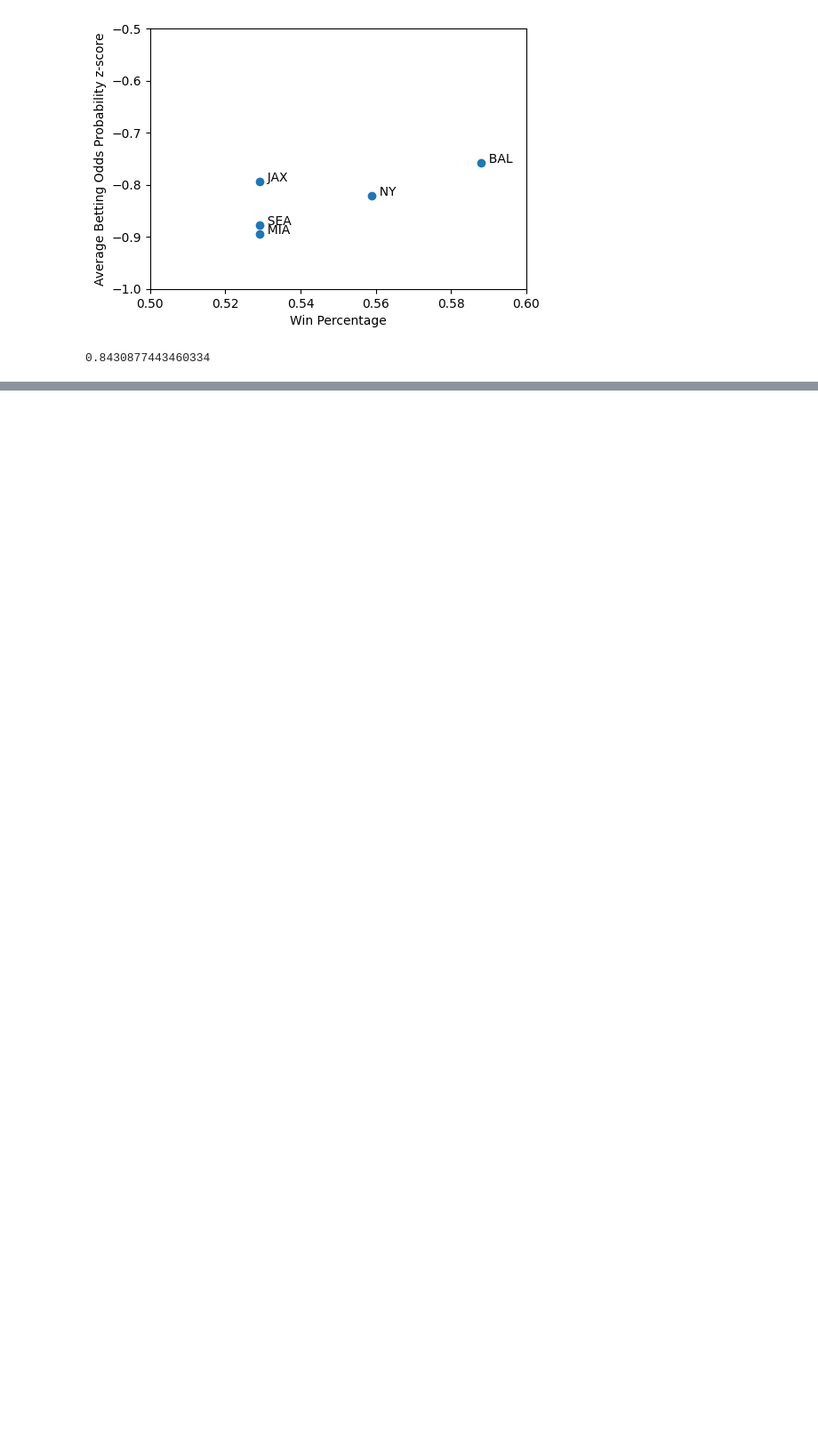
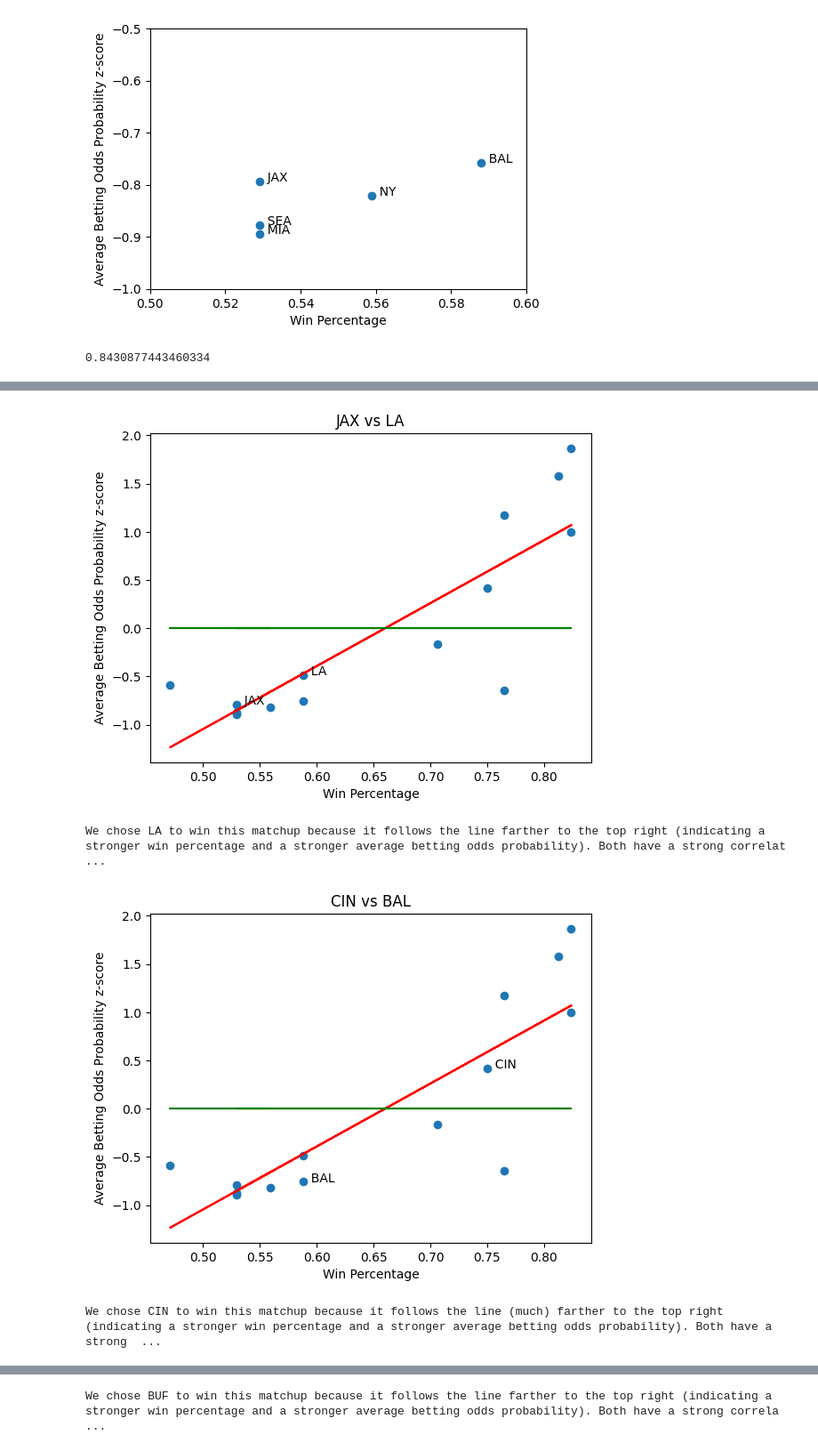
Before and after one commit to pevans927/superbowl, a Jupyter notebook: predictions.ipynb, the cells around one changed output, grey strips where cells are left out. Shown at 89% size. Cells and saved outputs as stored; diff of their text form; code cells hidden in the pictures; blank space fills up the shorter version.

Commit message:
added annotations to each wildcard matchup decision

```diff
--- a/predictions.ipynb
+++ b/predictions.ipynb
@@ -162,0 +129,46 @@ for matchup in wildcard_matchups:
+# %%
+# generating visual data for the wildcard matchups
+
+wildcard_matchups = [
+    ['JAX', 'LA'],
+    ['CIN', 'BAL'],
+    ['BUF', 'MIA'],
+    ['TB', 'DAL'],
+    ['MIN', 'NY'],
+    ['SF', 'SEA'],
+]
+
+wildcard_matchups_descriptions = {
+    'JAX LA' : 'We chose LA to win this matchup because it follows the line farther to the top right (indicating a stronger win percentage and a stronger average betting odds probability). Both have a strong correlation (following close to the line) between the two variables and so we believe there are no other factors to consider, so we chose LA to win this matchup.',
+    'CIN BAL' : 'We chose CIN to win this matchup because it follows the line (much) farther to the top right (indicating a stronger win percentage and a stronger average betting odds probability). Both have a strong correlation (following close to the line) between the two variables and so we believe there are no other factors to consider, so we chose CIN to win this matchup.',
+    'BUF MIA' : 'We chose BUF to win this matchup because it follows the line farther to the top right (indicating a stronger win percentage and a stronger average betting odds probability). Both have a strong correlation (following close to the line) between the two variables and so we believe there are no other factors to consider, so we chose BUF to win this matchup. Also, BUF has a higher average betting odds probability further suggeting an easy win.',
+    'TB DAL' : 'We chose DAL to win this matchup. Although TB is well above the line, indicating that it has a high chance of upset based on factors not represented by their winning percentage, it is not as far above the line as DAL which also has a stronger win percentage. This suggests that DAL has a higher chance of winning this matchup, although an upset could be completely in the realm of possibility.',
+    'MIN NY' : 'We chose MIN to win this matchup. Although NY is much closer to line then MIN, suggesting that it\'s stats are a stronger indicator of success, MIN has a significantly higher win percentage and a slightly higher average betting odds probability. This suggests that MIN has a higher chance of winning this matchup, although an upset could be completely in the realm of possibility.',
+    'SF SEA' : 'We chose SF to win this matchup because it follows the line farther to the top right (indicating a stronger win percentage and a stronger average betting odds probability). Both have a strong correlation (following close to the line) between the two variables and so we believe there are no other factors to consider, so we chose SF to win this matchup.',
+}
+
+for matchup in wildcard_matchups:
+    plt.plot(df['Win Percentage'], df['Average Betting Odds Probability z-score'], 'o')
+    # plot only the teams in the matchup
+    for ind in df.index:
+        if df.at[ind, 'Team'] in matchup:
+            plt.text(df.at[ind, 'Win Percentage'], df.at[ind, 'Average Betting Odds Probability z-score'], "  \n  " + str(df.at[ind, 'Team']))
+    plt.title(matchup[0] + ' vs ' + matchup[1])
+    plt.xlabel('Win Percentage')
+    plt.ylabel('Average Betting Odds Probability z-score')
+
+    # line of best fit
+    a, b = np.polyfit(df['Win Percentage'], df['Average Betting Odds Probability z-score'], 1)
+    plt.plot(df['Win Percentage'], a*df['Win Percentage'] + b, 'r')
+
+    # y = 0 line (the z-score of 0 = mean)
+    plt.plot(df['Win Percentage'], [0]*len(df['Win Percentage']), 'g')
+
+    plt.show()
+
+    print(wildcard_matchups_descriptions[matchup[0] + ' ' + matchup[1]])
+# %% [output]
+[figure, added]
+We chose LA to win this matchup because it follows the line farther to the top right (indicating a stronger win percentage and a stronger average betting odds probability). Both have a strong correlat ...
+[figure, added]
+We chose CIN to win this matchup because it follows the line (much) farther to the top right (indicating a stronger win percentage and a stronger average betting odds probability). Both have a strong  ...
@@ -162,0 +176 @@ for matchup in wildcard_matchups:
+We chose BUF to win this matchup because it follows the line farther to the top right (indicating a stronger win percentage and a stronger average betting odds probability). Both have a strong correla ...
```
Also changed, not shown: parts of 3 cells of this notebook.
